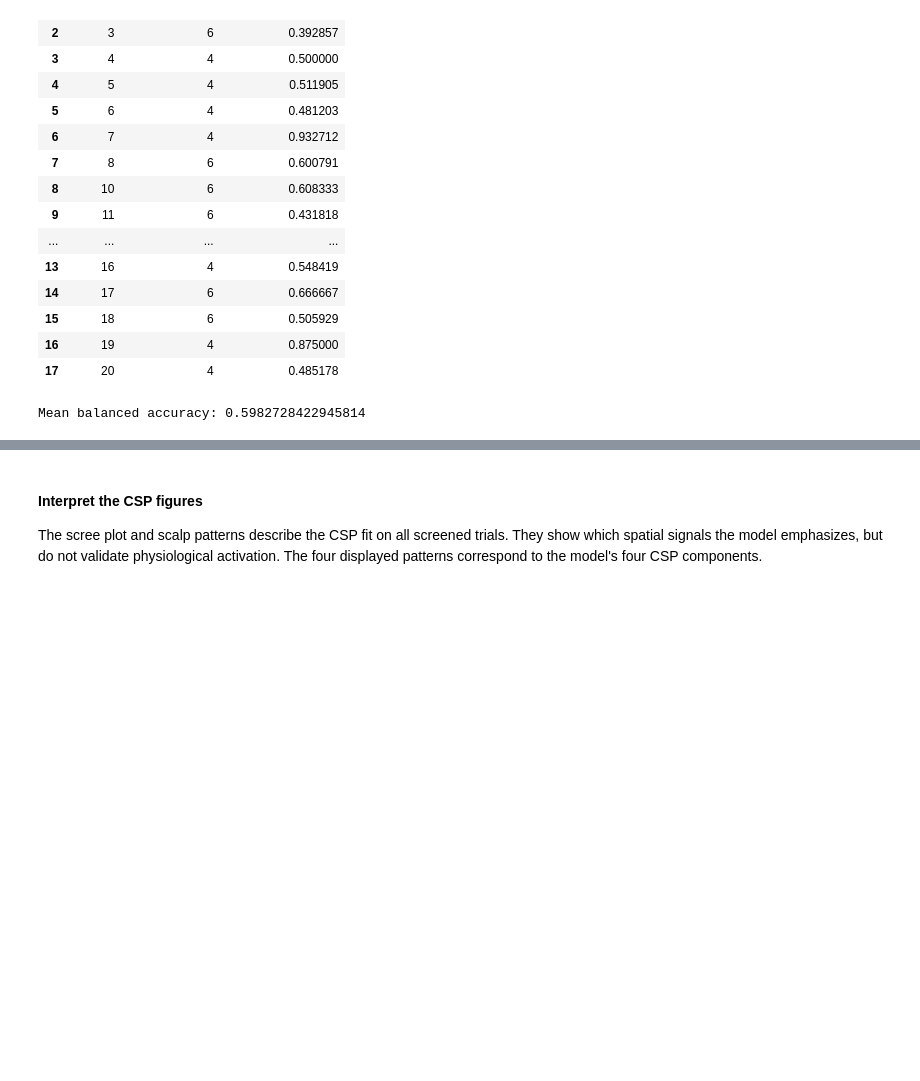
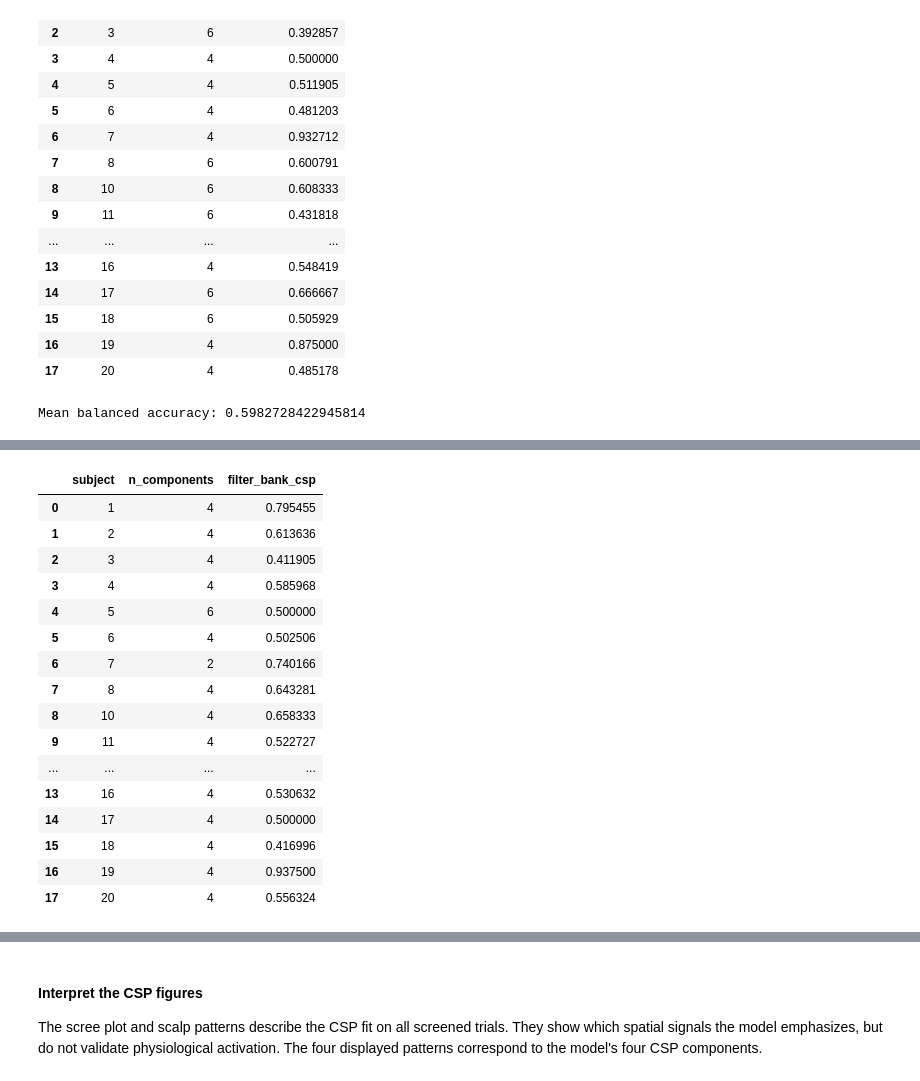
Before and after one commit to trenton-pham/eeg-motor-imagery, a Jupyter notebook: notebooks/modeling.ipynb, the cells around one changed output, grey strips where cells are left out. Cells and saved outputs as stored; diff of their text form; code cells hidden in the pictures; blank space fills up the shorter version.

Commit message:
model experimentation + demo split

```diff
--- a/notebooks/modeling.ipynb
+++ b/notebooks/modeling.ipynb
@@ -242,0 +252,6 @@ Balanced accuracy gives equal weight to left-hand and right-hand recall. The 50%
+# %%
+_, y_encoded = np.unique(y, return_inverse=True)
+y_encoded = y_encoded.astype(np.int64)
+subjects = np.asarray(subjects)
+
+X_net = (X * 1e6).astype(np.float32)
@@ -242,0 +425,88 @@ Balanced accuracy gives equal weight to left-hand and right-hand recall. The 50%
+# %%
+from sklearn.base import BaseEstimator, TransformerMixin
+
+class FilterBankCSP(TransformerMixin, BaseEstimator):
+    def __init__(self, n_components=4):
+        self.n_components = n_components
+
+    def fit(self, X, y):
+        self.csps_ = [
+            CSP(
+                n_components=self.n_components,
+                reg="ledoit_wolf",
+                log=True,
+                norm_trace=False,
+            ).fit(X[:, band], y)
+            for band in range(X.shape[1])
+        ]
+        return self
+
+    def transform(self, X):
+        return np.concatenate([
+            csp.transform(X[:, band])
+            for band, csp in enumerate(self.csps_)
+        ], axis=1)
+
+
+bands = [(8, 12), (12, 20), (20, 30)]
+X_bank = np.stack([
+    mne.filter.filter_data(
+        X,
+        sfreq=epochs.info["sfreq"],
+        l_freq=low,
+        h_freq=high,
+        copy=True,
+        verbose=False,
+    )
+    for low, high in bands
+], axis=1)
+
+bank_pipeline = make_pipeline(
+    FilterBankCSP(),
+    LinearDiscriminantAnalysis(solver="lsqr", shrinkage="auto"),
+)
+param_grid = {"filterbankcsp__n_components": [2, 4, 6]}
+comparison_rows = []
+
+for train, test in LeaveOneGroupOut().split(X_bank, y, groups=subjects):
+    search = GridSearchCV(
+        bank_pipeline,
+        param_grid,
+        cv=LeaveOneGroupOut(),
+        scoring="balanced_accuracy",
+        refit=True,
+        error_score="raise",
+    )
+    search.fit(X_bank[train], y[train], groups=subjects[train])
+    bank_predictions = search.predict(X_bank[test])
+
+    comparison_rows.append({
+        "subject": int(subjects[test][0]),
+        "n_components": search.best_params_["filterbankcsp__n_components"],
+        "filter_bank_csp": balanced_accuracy_score(y[test], bank_predictions),
+    })
+
+comparison_results = pd.DataFrame(comparison_rows)
+display(comparison_results)
+print(
+    "Mean balanced accuracy:",
+    comparison_results["filter_bank_csp"].mean(),
+)
+# %% [output]
+|  | subject | n_components | filter_bank_csp |
+| 0 | 1 | 4 | 0.795455 |
+| 1 | 2 | 4 | 0.613636 |
+| 2 | 3 | 4 | 0.411905 |
+| 3 | 4 | 4 | 0.585968 |
+| 4 | 5 | 6 | 0.500000 |
+| 5 | 6 | 4 | 0.502506 |
+| 6 | 7 | 2 | 0.740166 |
+| 7 | 8 | 4 | 0.643281 |
+| 8 | 10 | 4 | 0.658333 |
+| 9 | 11 | 4 | 0.522727 |
+| ... | ... | ... | ... |
+| 13 | 16 | 4 | 0.530632 |
+| 14 | 17 | 4 | 0.500000 |
+| 15 | 18 | 4 | 0.416996 |
+| 16 | 19 | 4 | 0.937500 |
+| 17 | 20 | 4 | 0.556324 |
```
Also changed, not shown: parts of 26 cells of this notebook, 6 other files.
